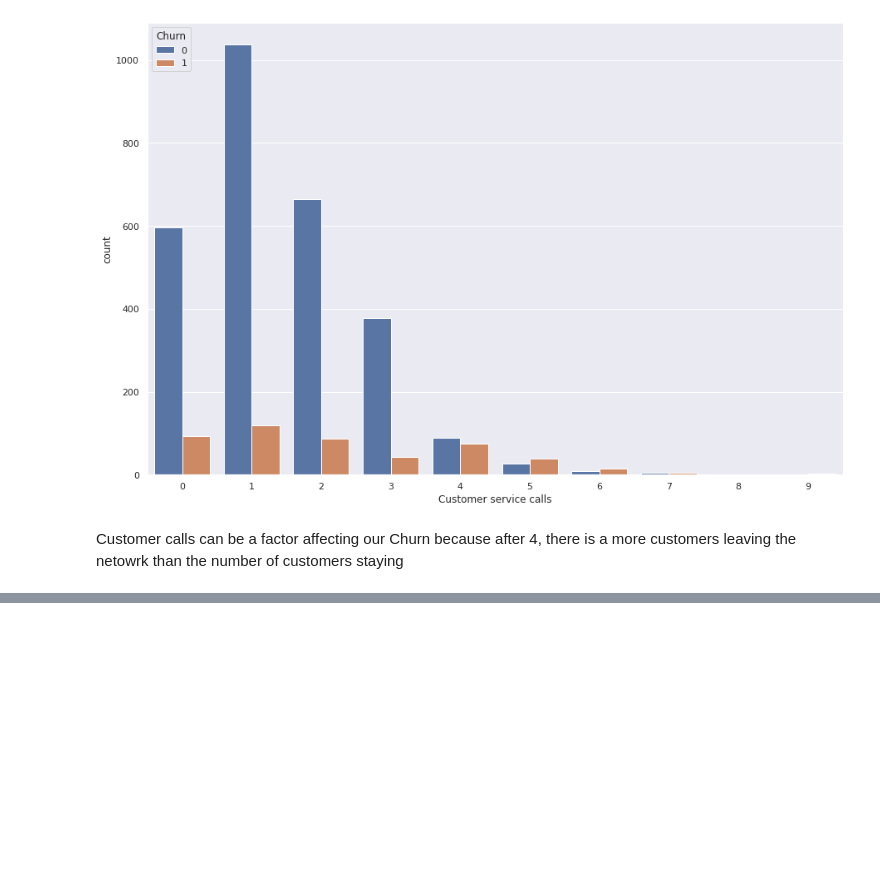
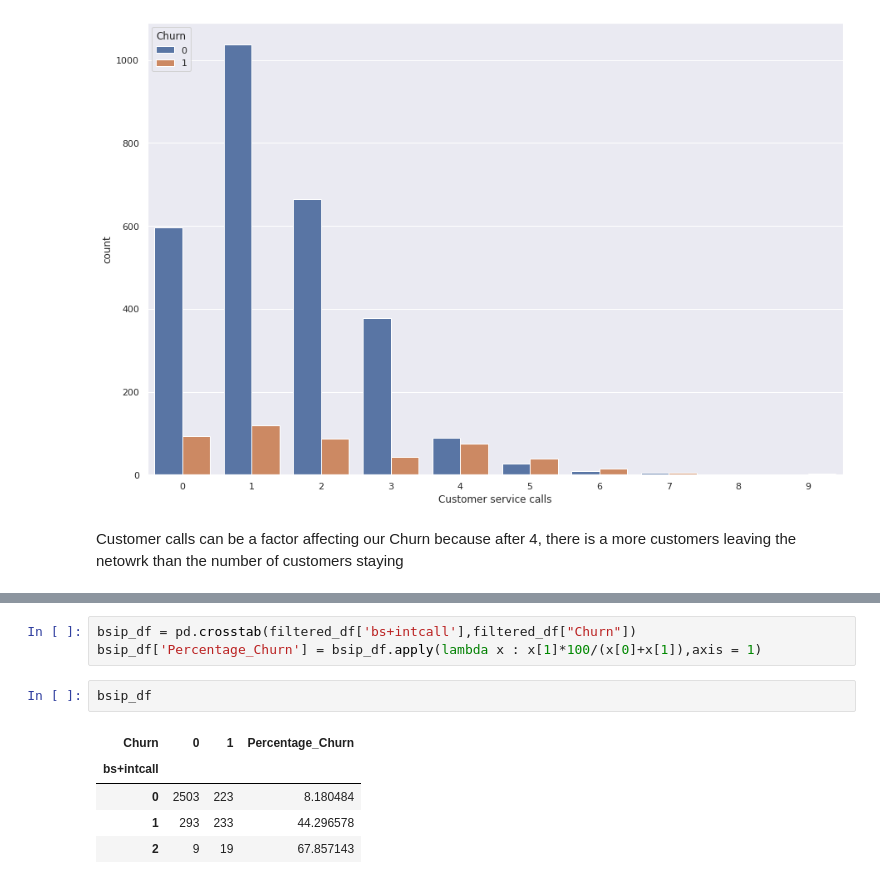
Before and after one commit to martydom/why-do-customer-churn, a Jupyter notebook: Devashish_Bose_Team_1_Capstone_Project.ipynb, the cells around one changed output, grey strips where cells are left out. Saved outputs shown, nothing was run; the diff lists cells and outputs as text; blank space fills up the shorter version.

```diff
--- a/Devashish_Bose_Team_1_Capstone_Project.ipynb
+++ b/Devashish_Bose_Team_1_Capstone_Project.ipynb
@@ -479,0 +566,11 @@ Customer calls can be a factor affecting our Churn because after 4, there is a m
+# %%
+bsip_df = pd.crosstab(filtered_df['bs+intcall'],filtered_df["Churn"])
+bsip_df['Percentage_Churn'] = bsip_df.apply(lambda x : x[1]*100/(x[0]+x[1]),axis = 1)
+# %%
+bsip_df
+# %% [output]
+| Churn | 0 | 1 | Percentage_Churn |
+| bs+intcall |  |  |  |
+| 0 | 2503 | 223 | 8.180484 |
+| 1 | 293 | 233 | 44.296578 |
+| 2 | 9 | 19 | 67.857143 |
```
Also changed, not shown: parts of 21 cells of this notebook.
